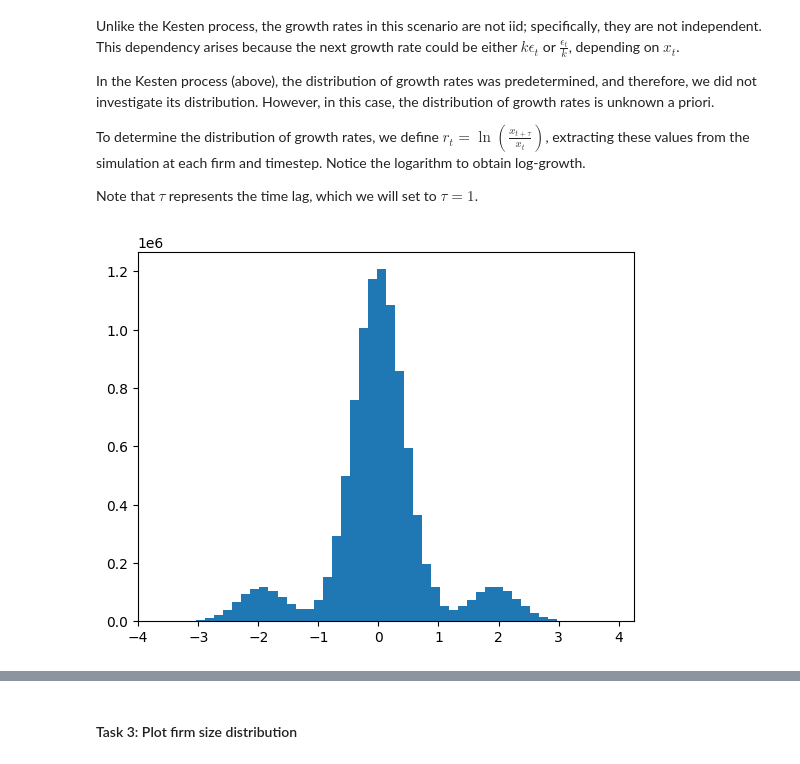
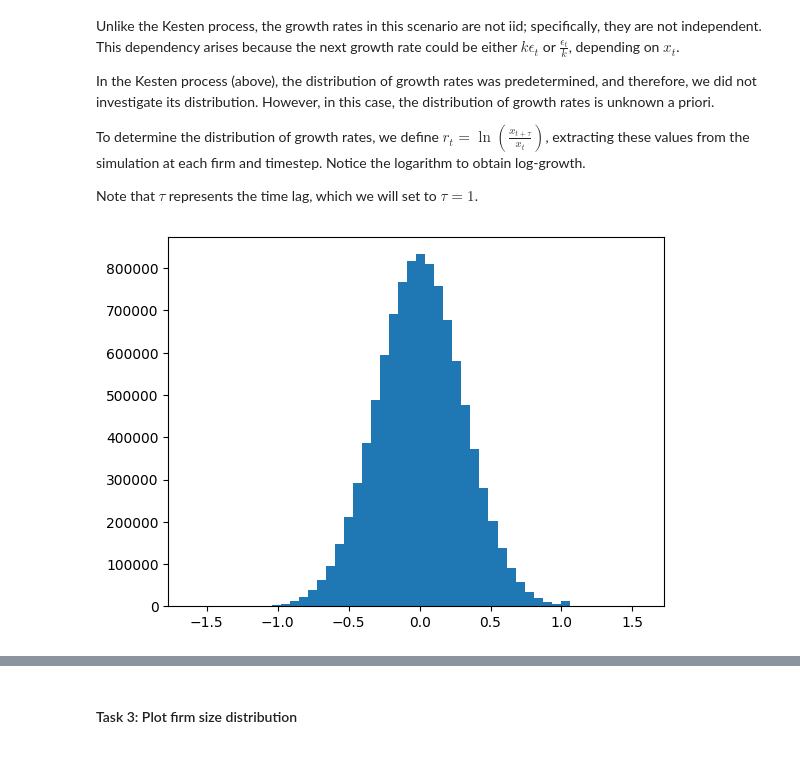
Before and after one commit to alexmakassiouk/eth-agent-based-modeling-of-economic-systems, a Jupyter notebook: ss_03_exercise.ipynb, the cells around one changed output, grey strips where cells are left out. Drawn from its saved outputs; the diff is of its cells as text; code cells hidden in the pictures.

```diff
--- a/ss_03_exercise.ipynb
+++ b/ss_03_exercise.ipynb
@@ -166,7 +164,8 @@ In this example, $\epsilon_t$ is a growth rate sampled from an iid log-normal di
 #### Task 1: Simulate growth with Numpy
 # %%
 # Set the target size for firm growth
-target_size = 45
+target_size = 100
+k = 1.05
 
 # Generate a matrix E with log-normal growth rates for each agent at each time step (mean=0, std=0.3)
 mu = 0
@@ -188,7 +187,6 @@ size_matrix = np.ones((n_firms, n_steps))
 # Simulate the growth process over time
 for t in range(n_steps):
     # YOU CODE HERE
-    k = 3
     size_matrix[:, t] = size_matrix[:, t-1]*E[:, t] * growth_factor(k, size_matrix[:, t-1])
 
 plt.plot(size_matrix[0])
@@ -209,21 +207,20 @@ Note that $\tau$ represents the time lag, which we will set to $\tau=1$.
 # %%
 # Plot the size distribution at the end of the simulation
 from scipy import stats
 
-tau = 2
+tau = 1
 
 growth_rates = np.ones((n_firms, n_time))
 
 for i in range(n_time-tau):
     growth_rates[:, i] = np.log(size_matrix[:, i+tau] / size_matrix[:, i])
 
 empirical_mean = growth_rates.flatten().mean()
 empirical_std = growth_rates.flatten().std()
 x = np.linspace(empirical_mean-3*empirical_std, empirical_mean+3*empirical_std, 100)
 y = stats.laplace.pdf(x, loc=empirical_mean, scale=empirical_std)
 
 plt.hist(growth_rates.flatten(), bins=50)
-
 plt.show()
 # %% [output]
-[figure, old version]
+[figure, new version]
```
Also changed, not shown: parts of 13 cells of this notebook.
